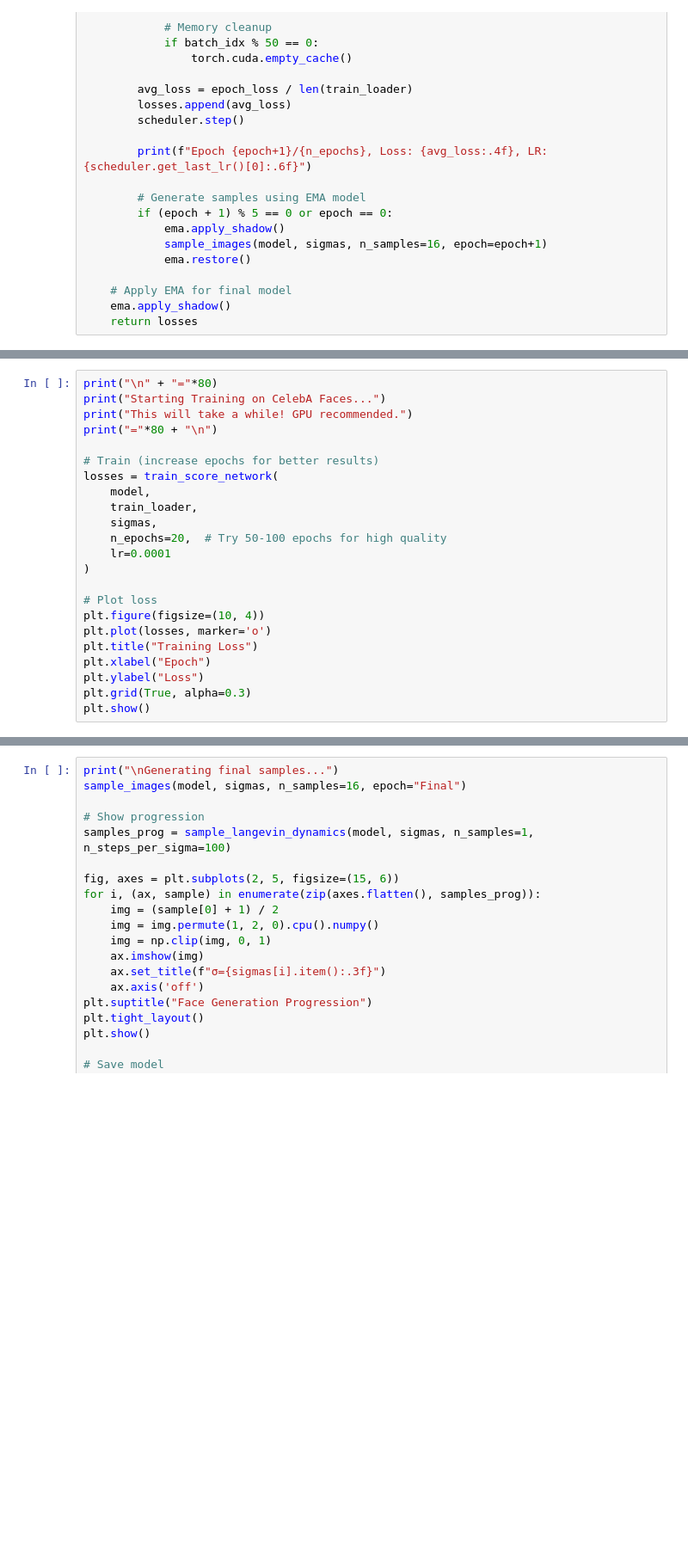
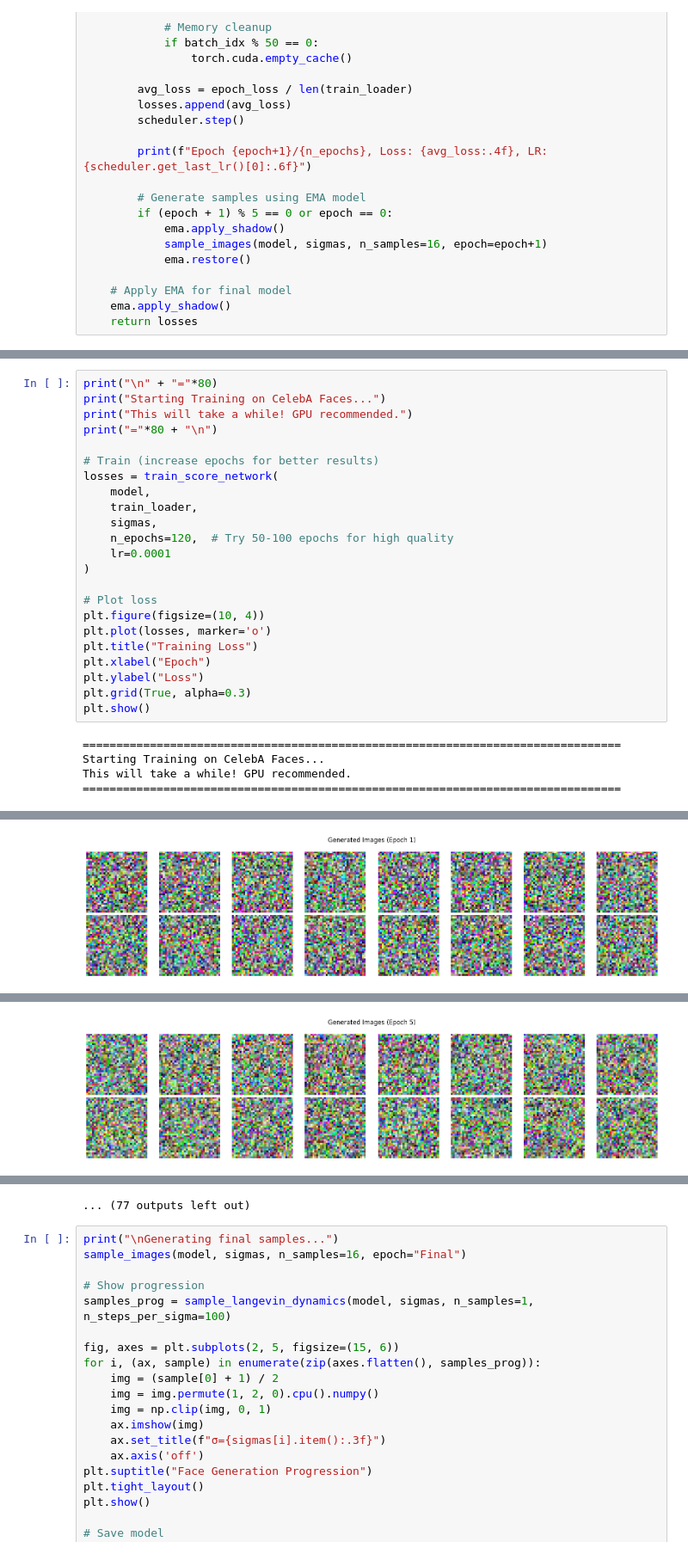
Before and after one commit to sikinamnithin/ML-dump, a Jupyter notebook: Untitled.ipynb, the cells around one changed output, grey strips where cells are left out. Shown at 86% size. Saved outputs shown, nothing was run; the diff lists cells and outputs as text; blank space fills up the shorter version.

```diff
--- a/Untitled.ipynb
+++ b/Untitled.ipynb
@@ -439,7 +470,7 @@ losses = train_score_network(
     model,
     train_loader,
     sigmas,
-    n_epochs=20,  # Try 50-100 epochs for high quality
+    n_epochs=120,  # Try 50-100 epochs for high quality
     lr=0.0001
 )
 
@@ -451,3 +482,8 @@ plt.xlabel("Epoch")
 plt.ylabel("Loss")
 plt.grid(True, alpha=0.3)
 plt.show()
+# %% [output]
+================================================================================
+Starting Training on CelebA Faces...
+This will take a while! GPU recommended.
+================================================================================
@@ -453,0 +491 @@ plt.show()
+[figure, added]
@@ -453,0 +496 @@ plt.show()
+[figure, added]
@@ -454,3 +501,4 @@ plt.show()
+... (77 outputs left out)
 # %%
 print("\nGenerating final samples...")
 sample_images(model, sigmas, n_samples=16, epoch="Final")
```
Also changed, not shown: parts of 6 cells of this notebook.
